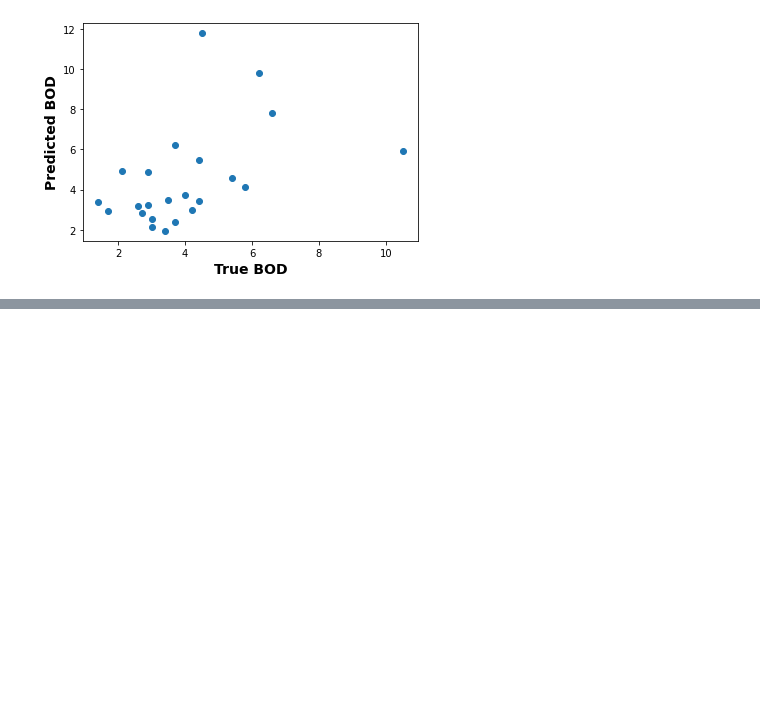
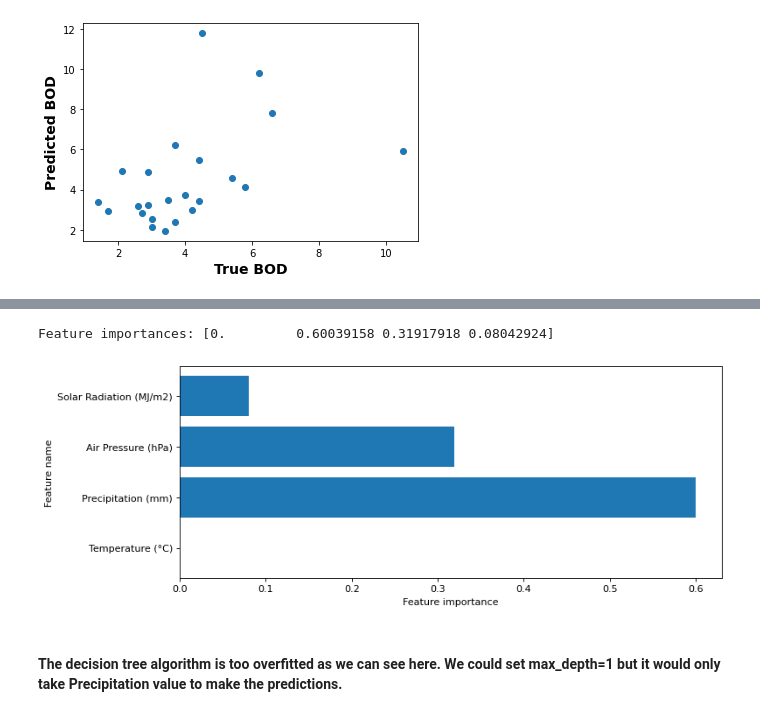
Before and after one commit to Fedeloz/Jungnangcheon_BOD_prediction, a Jupyter notebook: project.ipynb, the cells around one changed output, grey strips where cells are left out. Drawn from its saved outputs; the diff is of its cells as text; code cells hidden in the pictures; blank space fills up the shorter version.

Commit message:
Decision tree

```diff
--- a/project.ipynb
+++ b/project.ipynb
@@ -48,18 +50,18 @@ from sklearn.metrics import mean_squared_error
 from sklearn.metrics import r2_score
 
 # Build the model
-X_m_train, X_m_test, y_m_train, y_m_test = train_test_split(X, y,test_size=0.3, random_state=101)
+X_train, X_test, y_train, y_test = train_test_split(X, y,test_size=0.3, random_state=101)
 linreg = LinearRegression()
-linreg.fit(X_m_train, y_m_train)
+linreg.fit(X_train, y_train)
 
 # Evaluate the performance
-y_m_predict = linreg.predict(X_m_test)
-m_rmse = round((np.sqrt(mean_squared_error(y_m_test, y_m_predict))), 2)
-m_r2 = round(r2_score(y_m_test, y_m_predict), 2)
+y_m_predict = linreg.predict(X_test)
+m_rmse = round((np.sqrt(mean_squared_error(y_test, y_m_predict))), 2)
+m_r2 = round(r2_score(y_test, y_m_predict), 2)
 print('M_RMSE: ', m_rmse, '\nM_R2: ', m_r2)
 
 # Plot the predictions
-plt.scatter(y_m_test, y_m_predict)
+plt.scatter(y_test, y_m_predict)
 plt.xlabel('True BOD', size=14, weight='bold')
 plt.ylabel('Predicted BOD', size=14, weight='bold')
 plt.show()
@@ -69,0 +75,13 @@ M_R2:  -0.47
+# %%
+from sklearn.tree import DecisionTreeRegressor
+from adspy_shared_utilities import plot_decision_tree
+from adspy_shared_utilities import plot_feature_importances
+# %conda install graphviz
+
+tree = DecisionTreeRegressor(random_state=0, max_depth = 3).fit(X_train, y_train) # Add max depth to reduce overfitting
+print('Accuracy of Decision Tree classifier on training set: {:.2f}'
+     .format(tree.score(X_train, y_train)))
+print('Accuracy of Decision Tree classifier on test set: {:.2f}'
+     .format(tree.score(X_test, y_test)))
+
+plot_decision_tree(tree, X.keys(), y.keys())
@@ -69,0 +92,10 @@ M_R2:  -0.47
+# %%
+plt.figure(figsize=(10,4), dpi=80)
+plot_feature_importances(tree, X.keys())
+
+print('Feature importances: {}'.format(tree.feature_importances_))
+# %% [output]
+Feature importances: [0.         0.60039158 0.31917918 0.08042924]
+[figure, added]
+# %% [markdown]
+#### The decision tree algorithm is too overfitted as we can see here. We could set max_depth=1 but it would only take Precipitation value to make the predictions.
```
Also changed, not shown: parts of 4 cells of this notebook, 3 other files.
